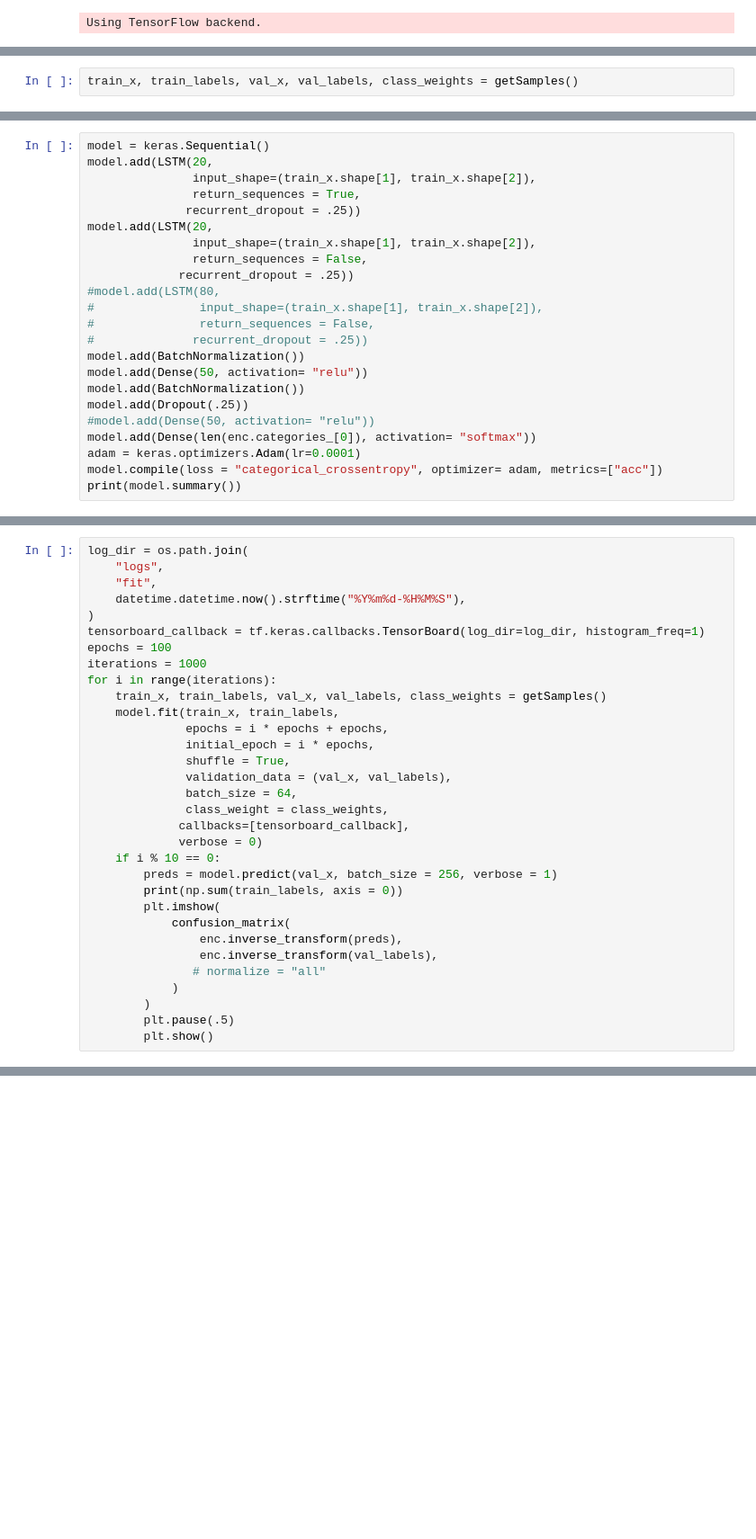
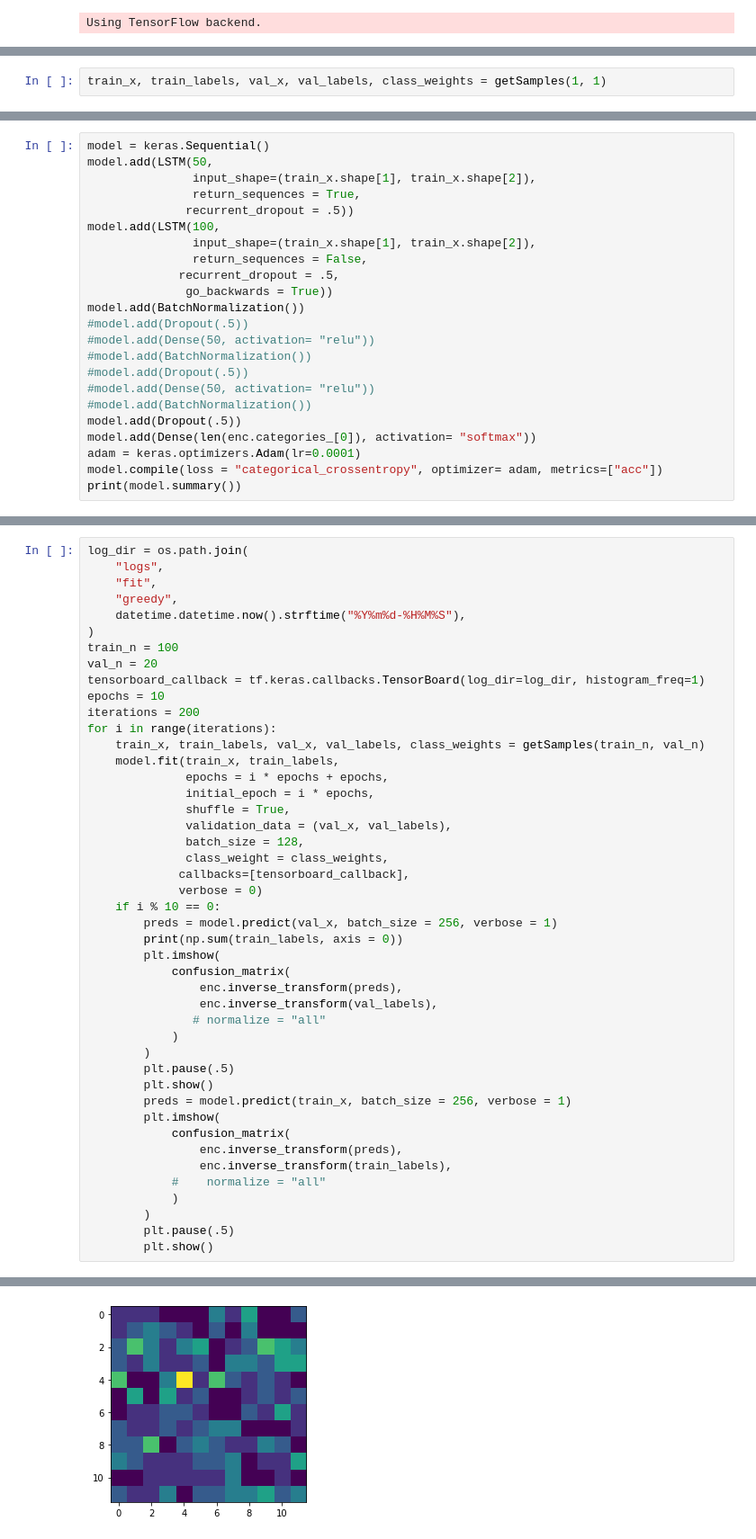
Before and after one commit to jgomezm/Music-Classification, a Jupyter notebook: Sample during training.ipynb, the cells around one changed output, grey strips where cells are left out. Shown at 90% size. Drawn from its saved outputs; the diff is of its cells as text; blank space fills up the shorter version.

Commit message:
train sample during training greedily

```diff
--- a/Sample during training.ipynb
+++ b/Sample during training.ipynb
@@ -107,4 +107,4 @@ def getSamples():
     val_labels = enc.transform(np.array(val_labels).reshape(-1,1)).toarray()
     return train_x, train_labels, val_x, val_labels, class_weights
 # %%
-train_x, train_labels, val_x, val_labels, class_weights = getSamples()
+train_x, train_labels, val_x, val_labels, class_weights = getSamples(1, 1)
@@ -131,22 +118,22 @@ Fit model
 # %%
 model = keras.Sequential()
-model.add(LSTM(20,
+model.add(LSTM(50,
                input_shape=(train_x.shape[1], train_x.shape[2]),
                return_sequences = True,
-              recurrent_dropout = .25))
-model.add(LSTM(20,
+              recurrent_dropout = .5))
+model.add(LSTM(100,
                input_shape=(train_x.shape[1], train_x.shape[2]),
                return_sequences = False,
-             recurrent_dropout = .25))
-#model.add(LSTM(80,
-#               input_shape=(train_x.shape[1], train_x.shape[2]),
-#               return_sequences = False,
-#              recurrent_dropout = .25))
+             recurrent_dropout = .5,
+              go_backwards = True))
 model.add(BatchNormalization())
-model.add(Dense(50, activation= "relu"))
-model.add(BatchNormalization())
-model.add(Dropout(.25))
+#model.add(Dropout(.5))
 #model.add(Dense(50, activation= "relu"))
+#model.add(BatchNormalization())
+#model.add(Dropout(.5))
+#model.add(Dense(50, activation= "relu"))
+#model.add(BatchNormalization())
+model.add(Dropout(.5))
 model.add(Dense(len(enc.categories_[0]), activation= "softmax"))
 adam = keras.optimizers.Adam(lr=0.0001)
 model.compile(loss = "categorical_crossentropy", optimizer= adam, metrics=["acc"])
@@ -173,19 +162,22 @@ None
 log_dir = os.path.join(
     "logs",
     "fit",
+    "greedy",
     datetime.datetime.now().strftime("%Y%m%d-%H%M%S"),
 )
+train_n = 100
+val_n = 20
 tensorboard_callback = tf.keras.callbacks.TensorBoard(log_dir=log_dir, histogram_freq=1)
-epochs = 100
-iterations = 1000
+epochs = 10
+iterations = 200
 for i in range(iterations):
-    train_x, train_labels, val_x, val_labels, class_weights = getSamples()
+    train_x, train_labels, val_x, val_labels, class_weights = getSamples(train_n, val_n)
     model.fit(train_x, train_labels,
               epochs = i * epochs + epochs,
               initial_epoch = i * epochs,
               shuffle = True,
               validation_data = (val_x, val_labels),
-              batch_size = 64,
+              batch_size = 128,
               class_weight = class_weights,
              callbacks=[tensorboard_callback],
              verbose = 0)
@@ -201,3 +193,14 @@ for i in range(iterations):
         )
         plt.pause(.5)
         plt.show()
+        preds = model.predict(train_x, batch_size = 256, verbose = 1)
+        plt.imshow(
+            confusion_matrix(
+                enc.inverse_transform(preds),
+                enc.inverse_transform(train_labels),
+            #    normalize = "all"
+            )
+        )
+        plt.pause(.5)
+        plt.show()
+# %% [output]
@@ -203,0 +209 @@ for i in range(iterations):
+[figure, added]
```
Also changed, not shown: parts of 20 cells of this notebook, 8 other files.
